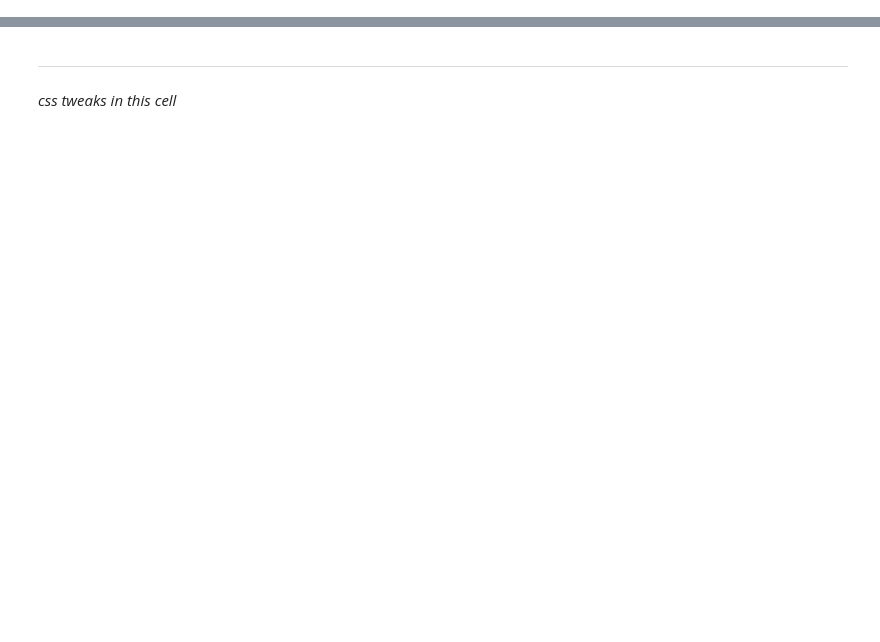
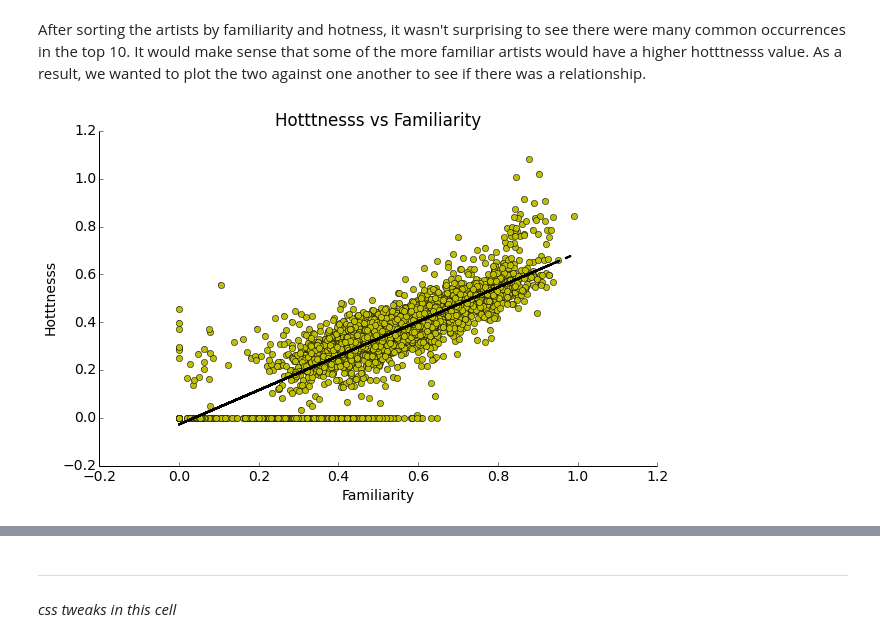
Before and after one commit to AnastasiyaB/Music_Magic, a Jupyter notebook: Process_Book.ipynb, the cells around one changed output, grey strips where cells are left out. Saved outputs shown, nothing was run; the diff lists cells and outputs as text; code cells hidden in the pictures; blank space fills up the shorter version.

```diff
--- a/Process_Book.ipynb
+++ b/Process_Book.ipynb
@@ -1073,0 +587,28 @@ plt.show()
+# %% [markdown]
+After sorting the artists by familiarity and hotness, it wasn't surprising to see there were many common occurrences in the top 10. It would make sense that some of the more familiar artists would have a higher hotttnesss value. As a result, we wanted to plot the two against one another to see if there was a relationship.
+# %%
+# sort by artist id so that the values match up with one another
+artists = list(sorted(artists,key=lambda x: x[3], reverse = True)[:-4]) # remove last 4 (outliers)
+sorted_by_artist = sorted(artists,key=lambda x:x[0],reverse=True)
+artist_familiarity = map(lambda x: x[3], sorted_by_artist)
+artist_hotness = map(lambda x: x[2], sorted_by_artist)
+
+# write a function that will help with scatter regressions
+# this function will be used later to see other relationships found in the data
+def scatter_regress(data1, data2, x="", y=""):
+    np.polyfit(data1, data2, 2)
+
+    plt.scatter(data1, data2)
+    remove_border()
+
+    fit = polyfit(data1, data2,1)
+    fit_fn = poly1d(fit)
+    plot(data1,data2, 'yo', data1, fit_fn(data1), '--k')
+    plt.xlabel(x)
+    plt.ylabel(y)
+    plt.title(y + " vs " + x)
+    plt.show()
+
+scatter_regress(artist_familiarity, artist_hotness, x = "Familiarity", y = "Hotttnesss")
+# %% [output]
+[figure, added]
```
Also changed, not shown: parts of 185 cells of this notebook, 2 other files.
